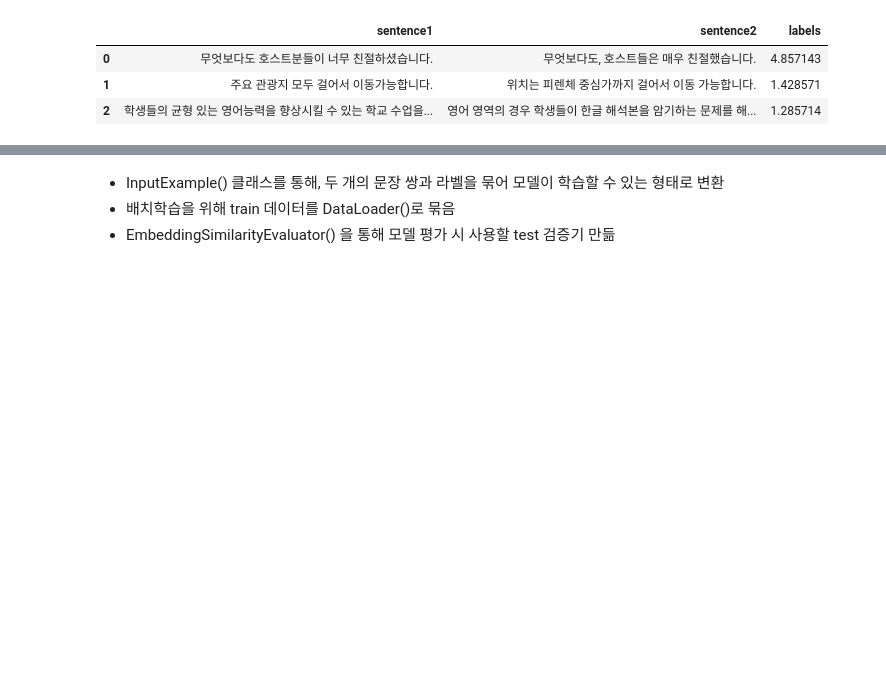
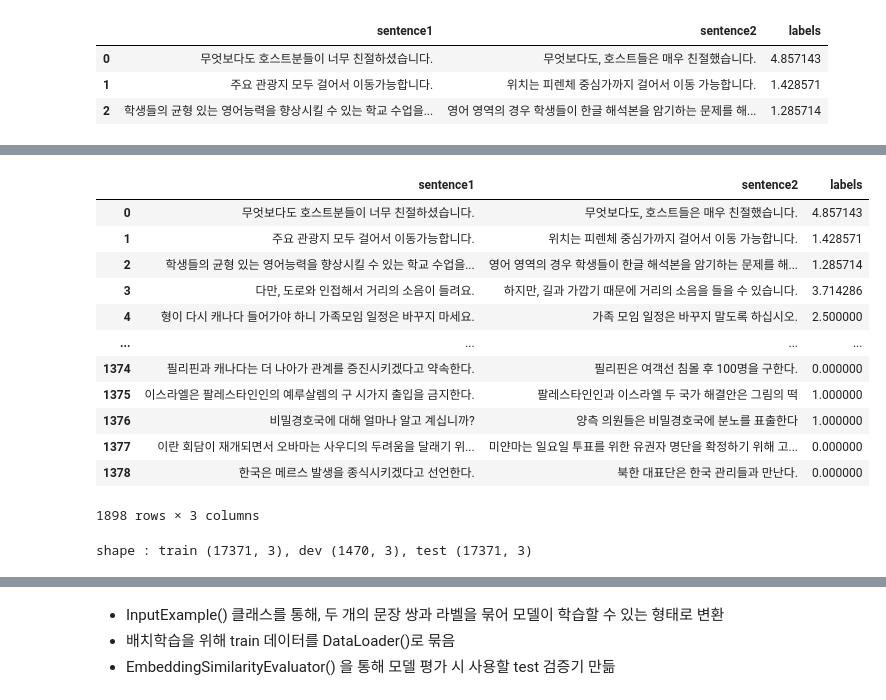
Before and after one commit to WooKyungHwa/NLU_3-, a Jupyter notebook: 우경화_sts.ipynb, the cells around one changed output, grey strips where cells are left out. Cells and saved outputs as stored; diff of their text form; code cells hidden in the pictures; blank space fills up the shorter version.

```diff
--- a/우경화_sts.ipynb
+++ b/우경화_sts.ipynb
@@ -152,0 +273,20 @@ test_data.head(3)
+# %%
+add_test_data
+# %% [output]
+|  | sentence1 | sentence2 | labels |
+| 0 | 무엇보다도 호스트분들이 너무 친절하셨습니다. | 무엇보다도, 호스트들은 매우 친절했습니다. | 4.857143 |
+| 1 | 주요 관광지 모두 걸어서 이동가능합니다. | 위치는 피렌체 중심가까지 걸어서 이동 가능합니다. | 1.428571 |
+| 2 | 학생들의 균형 있는 영어능력을 향상시킬 수 있는 학교 수업을... | 영어 영역의 경우 학생들이 한글 해석본을 암기하는 문제를 해... | 1.285714 |
+| 3 | 다만, 도로와 인접해서 거리의 소음이 들려요. | 하지만, 길과 가깝기 때문에 거리의 소음을 들을 수 있습니다. | 3.714286 |
+| 4 | 형이 다시 캐나다 들어가야 하니 가족모임 일정은 바꾸지 마세요. | 가족 모임 일정은 바꾸지 말도록 하십시오. | 2.500000 |
+| ... | ... | ... | ... |
+| 1374 | 필리핀과 캐나다는 더 나아가 관계를 증진시키겠다고 약속한다. | 필리핀은 여객선 침몰 후 100명을 구한다. | 0.000000 |
+| 1375 | 이스라엘은 팔레스타인인의 예루살렘의 구 시가지 출입을 금지한다. | 팔레스타인인과 이스라엘 두 국가 해결안은 그림의 떡 | 1.000000 |
+| 1376 | 비밀경호국에 대해 얼마나 알고 계십니까? | 양측 의원들은 비밀경호국에 분노를 표출한다 | 1.000000 |
+| 1377 | 이란 회담이 재개되면서 오바마는 사우디의 두려움을 달래기 위... | 미얀마는 일요일 투표를 위한 유권자 명단을 확정하기 위해 고... | 0.000000 |
+| 1378 | 한국은 메르스 발생을 종식시키겠다고 선언한다. | 북한 대표단은 한국 관리들과 만난다. | 0.000000 |
+1898 rows × 3 columns
+# %%
+print(f'shape : train {add_train_data.shape}, dev {validation_kor_data.shape}, test {add_train_data.shape}')
+# %% [output]
+shape : train (17371, 3), dev (1470, 3), test (17371, 3)
```
Also changed, not shown: parts of 30 cells of this notebook.
